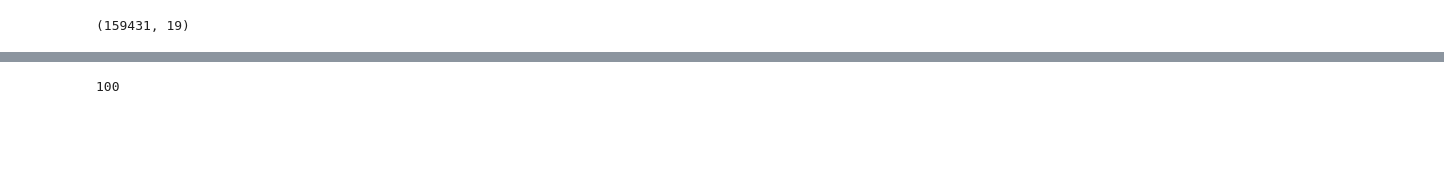
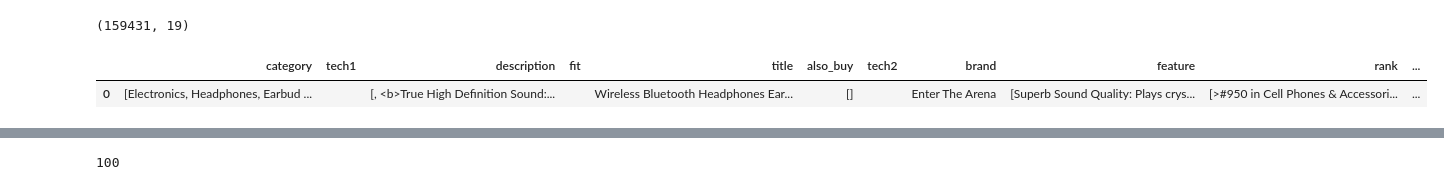
Before and after one commit to avelllabs/Gabby, a Jupyter notebook: notebooks/11_gb_amazon_reviews_5core_exploration.ipynb, the cells around one changed output, grey strips where cells are left out. Cells and saved outputs as stored; diff of their text form; code cells hidden in the pictures; blank space fills up the shorter version.

```diff
--- a/notebooks/11_gb_amazon_reviews_5core_exploration.ipynb
+++ b/notebooks/11_gb_amazon_reviews_5core_exploration.ipynb
@@ -74,0 +74,5 @@ products_df.shape
+# %%
+products_df.head(1)
+# %% [output]
+|  | category | tech1 | description | fit | title | also_buy | tech2 | brand | feature | rank | ... |
+| 0 | [Electronics, Headphones, Earbud ... |  | [, <b>True High Definition Sound:... |  | Wireless Bluetooth Headphones Ear... | [] |  | Enter The Arena | [Superb Sound Quality: Plays crys... | [>#950 in Cell Phones & Accessori... | ... |
```
Also changed, not shown: parts of 27 cells of this notebook.
